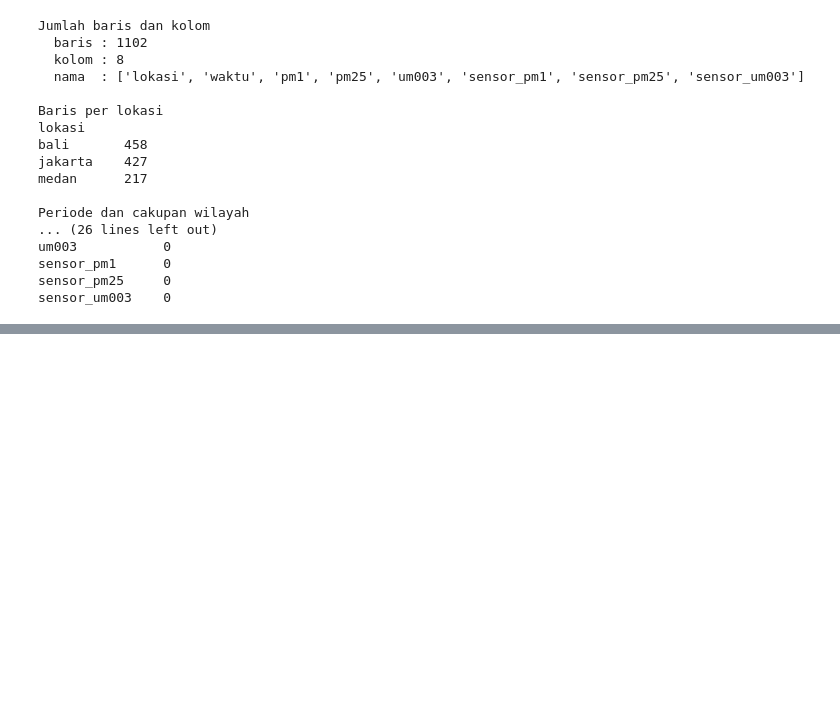
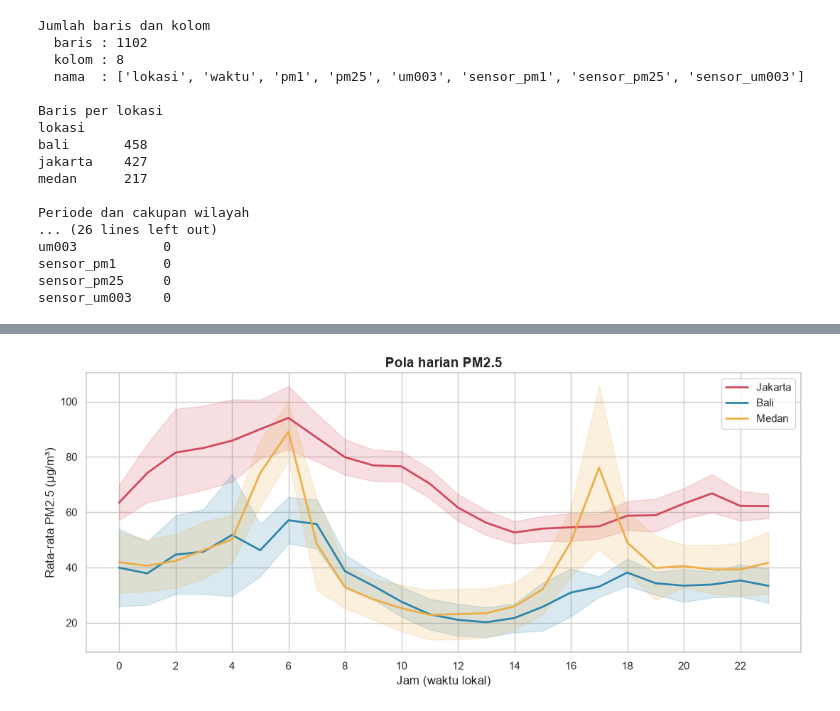
Before and after one commit to hawaricracker/Tugas-BigData, a Jupyter notebook: tubes.ipynb, the cells around one changed output, grey strips where cells are left out. Saved outputs shown, nothing was run; the diff lists cells and outputs as text; code cells hidden in the pictures; blank space fills up the shorter version.

```diff
--- a/tubes.ipynb
+++ b/tubes.ipynb
@@ -205,0 +260,18 @@ sensor_um003    0
+# %%
+# Visualisasi Pola harian
+fig, ax = plt.subplots(figsize=(11, 5))
+for lok in urut:
+    g = df[df.lokasi == lok].groupby("jam")["pm25"]
+    m, s = g.mean(), g.std() / np.sqrt(g.count())
+    ax.plot(m.index, m.values, color=warna[lok], lw=2, label=lok.title())
+    ax.fill_between(m.index, m - 1.96 * s, m + 1.96 * s, color=warna[lok], alpha=0.18)
+
+ax.set_xticks(range(0, 24, 2)); ax.set_xlabel("Jam (waktu lokal)")
+ax.set_ylabel("Rata-rata PM2.5 (µg/m³)"); ax.legend()
+ax.set_title("Pola harian PM2.5", fontweight="bold")
+plt.tight_layout()
+plt.show()
+plt.savefig("visualisasi/viz3_pola_harian.png", dpi=150)
+plt.close()
+# %% [output]
+[figure, added]
```
Also changed, not shown: parts of 6 cells of this notebook, 5 other files.
